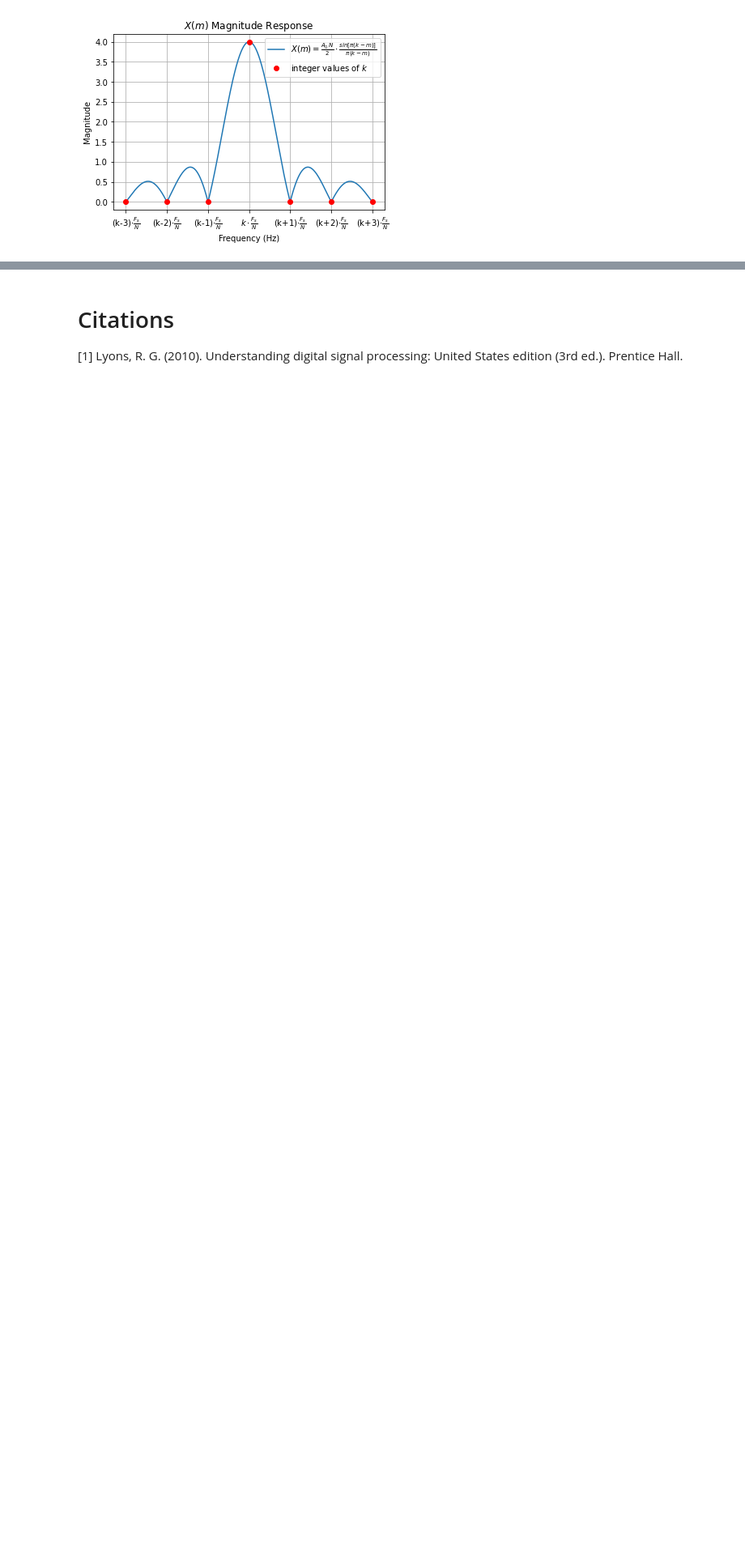
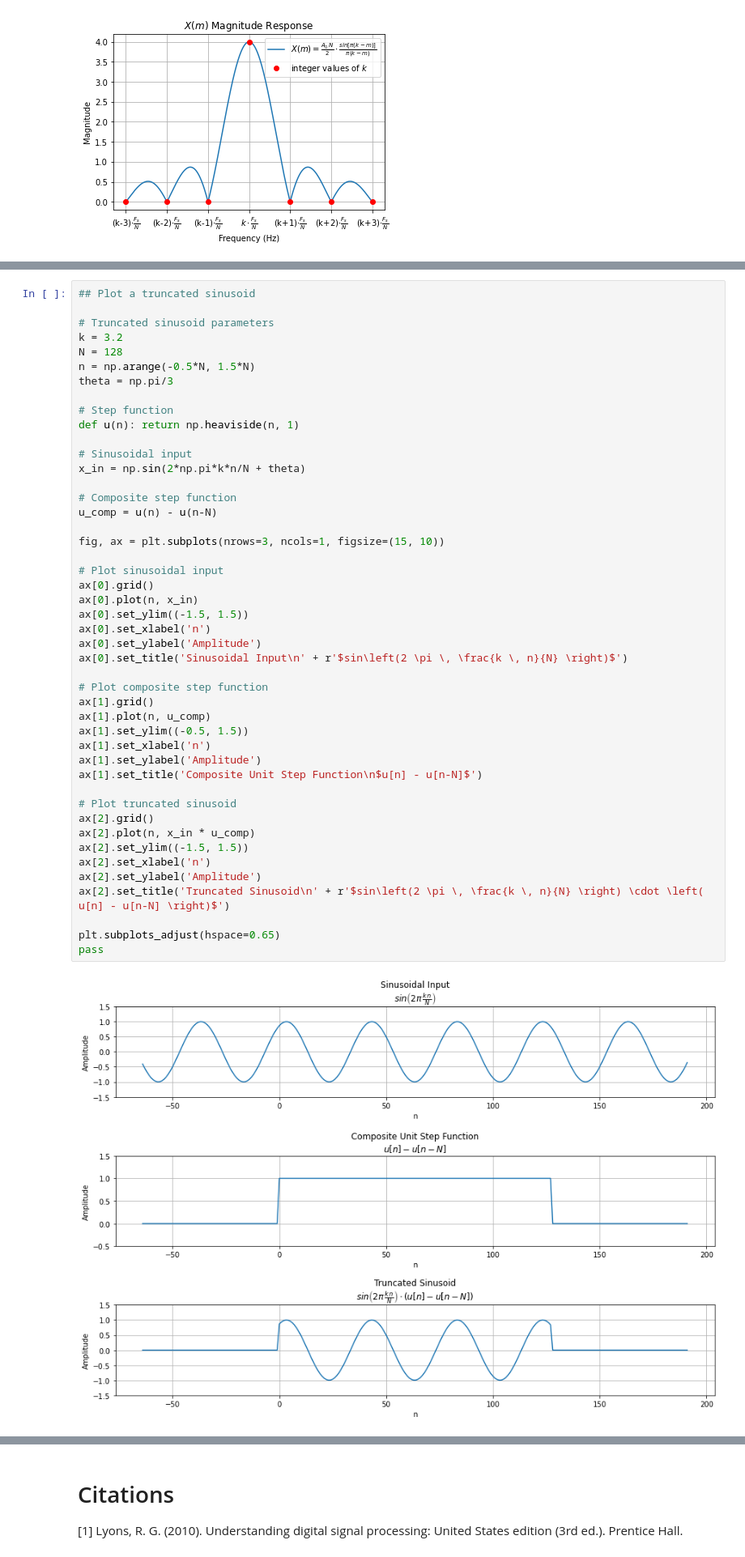
Before and after one commit to keatoncscheible/dsp_101, a Jupyter notebook: dsp_101.ipynb, the cells around one changed output, grey strips where cells are left out. Shown at 81% size. Drawn from its saved outputs; the diff is of its cells as text; blank space fills up the shorter version.

```diff
--- a/dsp_101.ipynb
+++ b/dsp_101.ipynb
@@ -585,0 +606,48 @@ pass
+# %%
+## Plot a truncated sinusoid
+
+# Truncated sinusoid parameters
+k = 3.2
+N = 128
+n = np.arange(-0.5*N, 1.5*N)
+theta = np.pi/3
+
+# Step function
+def u(n): return np.heaviside(n, 1)
+
+# Sinusoidal input
+x_in = np.sin(2*np.pi*k*n/N + theta)
+
+# Composite step function
+u_comp = u(n) - u(n-N)
+
+fig, ax = plt.subplots(nrows=3, ncols=1, figsize=(15, 10))
+
+# Plot sinusoidal input
+ax[0].grid()
+ax[0].plot(n, x_in)
+ax[0].set_ylim((-1.5, 1.5))
+ax[0].set_xlabel('n')
+ax[0].set_ylabel('Amplitude')
+ax[0].set_title('Sinusoidal Input\n' + r'$sin\left(2 \pi \, \frac{k \, n}{N} \right)$')
+
+# Plot composite step function
+ax[1].grid()
+ax[1].plot(n, u_comp)
+ax[1].set_ylim((-0.5, 1.5))
+ax[1].set_xlabel('n')
+ax[1].set_ylabel('Amplitude')
+ax[1].set_title('Composite Unit Step Function\n$u[n] - u[n-N]$')
+
+# Plot truncated sinusoid
+ax[2].grid()
+ax[2].plot(n, x_in * u_comp)
+ax[2].set_ylim((-1.5, 1.5))
+ax[2].set_xlabel('n')
+ax[2].set_ylabel('Amplitude')
+ax[2].set_title('Truncated Sinusoid\n' + r'$sin\left(2 \pi \, \frac{k \, n}{N} \right) \cdot \left( u[n] - u[n-N] \right)$')
+
+plt.subplots_adjust(hspace=0.65)
+pass
+# %% [output]
+[figure, added]
```
Also changed, not shown: parts of 5 cells of this notebook.
